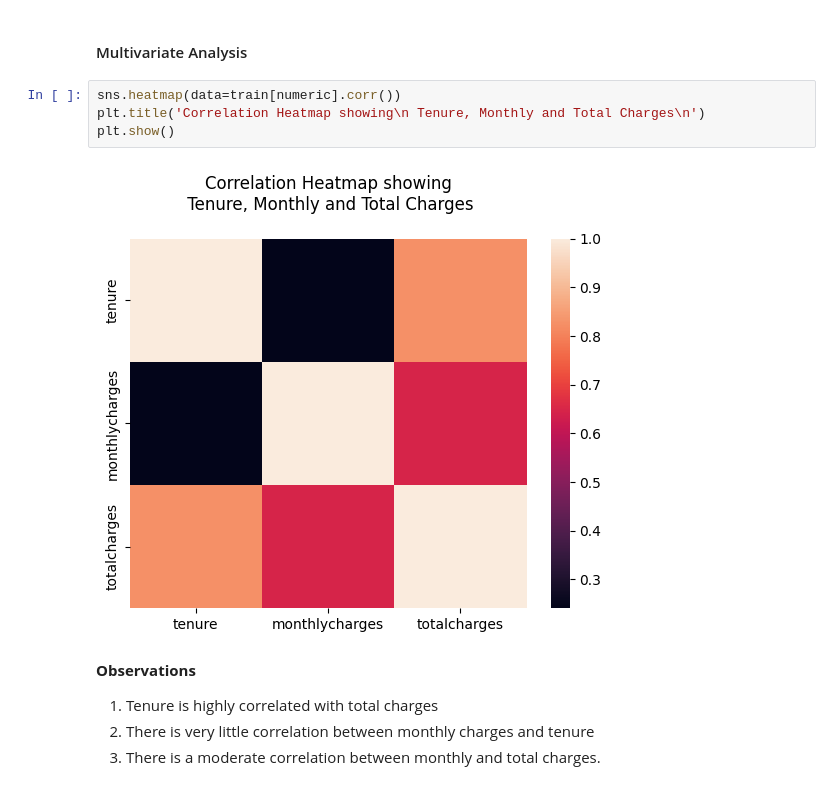
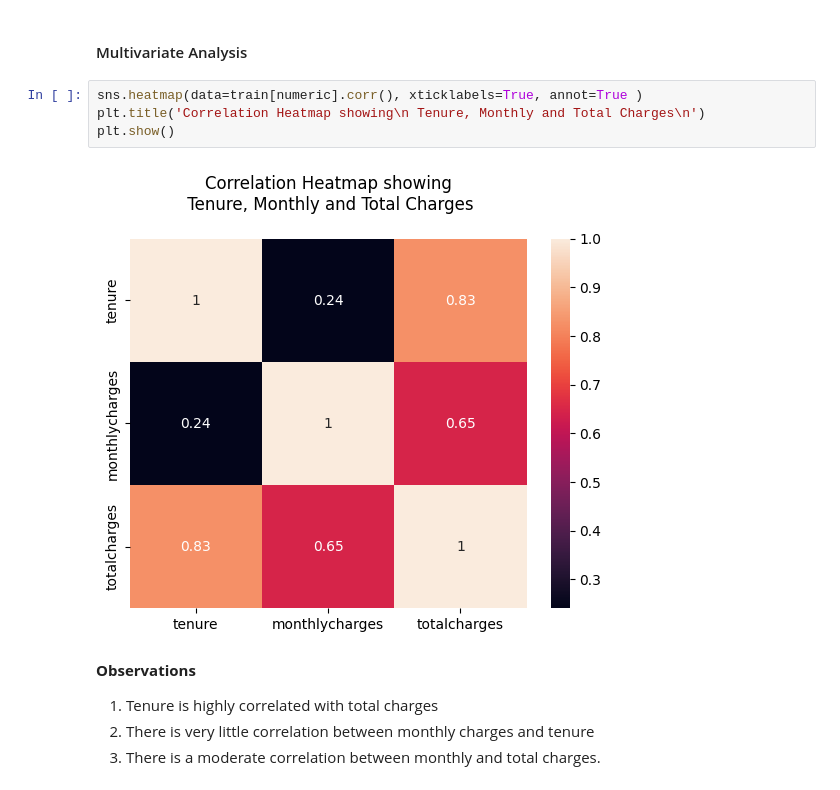
Before and after one commit to Rama-Mwenda/Customer_Churn, a Jupyter notebook: Notebooks/Customer_Churn.ipynb, the cells around one changed output. Drawn from its saved outputs; the diff is of its cells as text.

```diff
--- a/Notebooks/Customer_Churn.ipynb
+++ b/Notebooks/Customer_Churn.ipynb
@@ -701,11 +703,11 @@ for i, col in enumerate(categorical):
 # %% [markdown]
 #### Multivariate Analysis
 # %%
-sns.heatmap(data=train[numeric].corr())
+sns.heatmap(data=train[numeric].corr(), xticklabels=True, annot=True )
 plt.title('Correlation Heatmap showing\n Tenure, Monthly and Total Charges\n')
 plt.show()
 # %% [output]
-[figure, old version]
+[figure, new version]
 # %% [markdown]
 **Observations**
 1. Tenure is highly correlated with total charges
```
Also changed, not shown: parts of 22 cells of this notebook.
